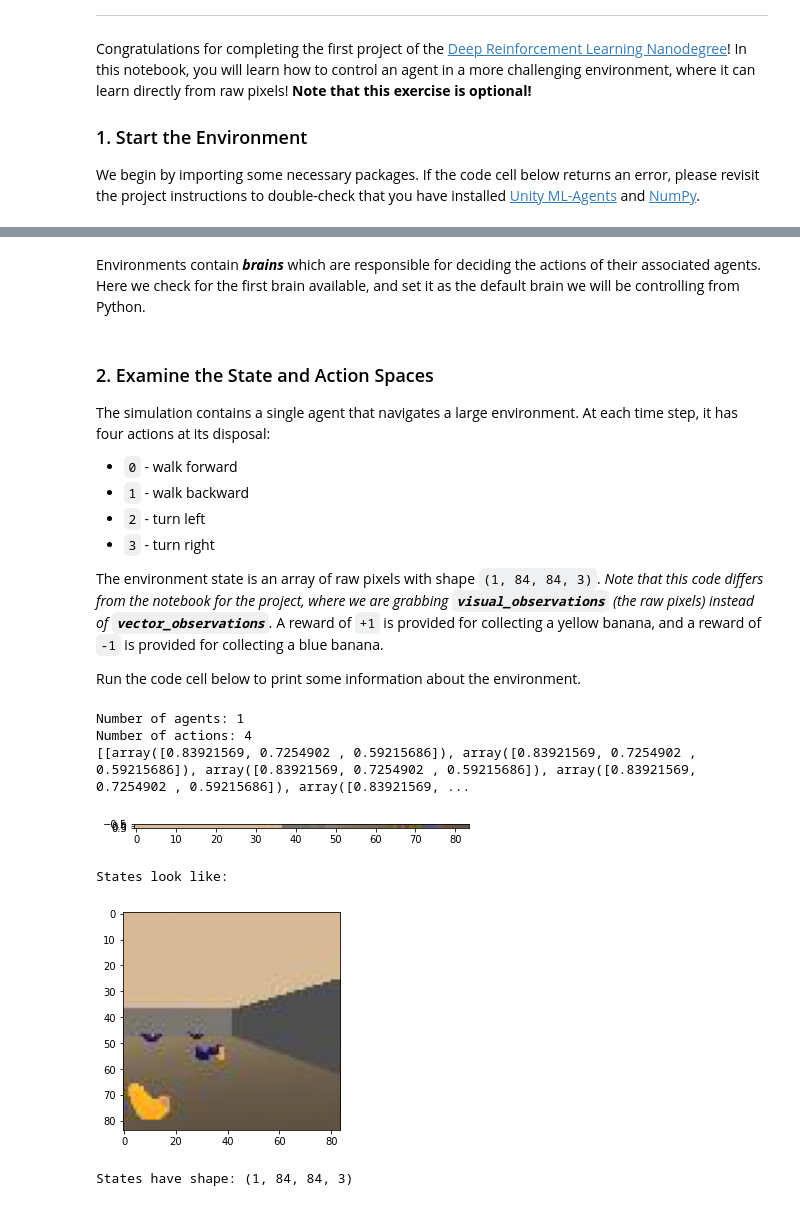
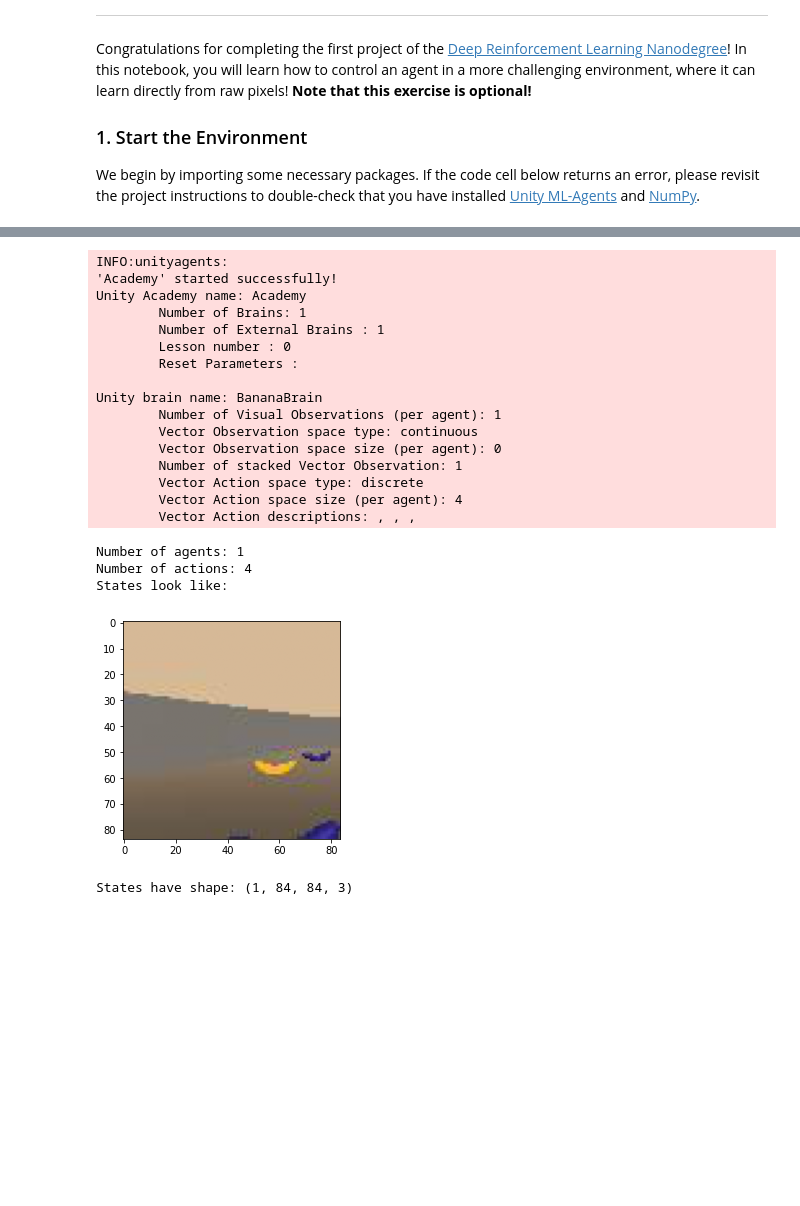
Before and after one commit to schmiJo/Project1_Navigation, a Jupyter notebook: Navigation_Pixels.ipynb, the cells around one changed output, grey strips where cells are left out. Saved outputs shown, nothing was run; the diff lists cells and outputs as text; code cells hidden in the pictures; blank space fills up the shorter version.

```diff
--- a/Navigation_Pixels.ipynb
+++ b/Navigation_Pixels.ipynb
@@ -50,2 +10,0 @@ Unity brain name: BananaBrain
-# %% [markdown]
-Environments contain **_brains_** which are responsible for deciding the actions of their associated agents. Here we check for the first brain available, and set it as the default brain we will be controlling from Python.
@@ -56,41 +11,53 @@ brain = env.brains[brain_name]
-# %% [markdown]
-### 2. Examine the State and Action Spaces
-
-The simulation contains a single agent that navigates a large environment.  At each time step, it has four actions at its disposal:
-- `0` - walk forward
-- `1` - walk backward
-- `2` - turn left
-- `3` - turn right
-
-The environment state is an array of raw pixels with shape `(1, 84, 84, 3)`.  *Note that this code differs from the notebook for the project, where we are grabbing **`visual_observations`** (the raw pixels) instead of **`vector_observations`**.* A reward of `+1` is provided for collecting a yellow banana, and a reward of `-1` is provided for collecting a blue banana.
-
-Run the code cell below to print some information about the environment.
 # %%
+from unityagents import UnityEnvironment
+import numpy as np
+import matplotlib.pyplot as plt
+%matplotlib inline
+
+
+env = UnityEnvironment(file_name="./VisualBanana.app")
+
+# get the default brain
+brain_name = env.brain_names[0]
+brain = env.brains[brain_name]
+
 # reset the environment
 env_info = env.reset(train_mode=True)[brain_name]
 
 # number of agents in the environment
 print('Number of agents:', len(env_info.agents))
 
 # number of actions
 action_size = brain.vector_action_space_size
 print('Number of actions:', action_size)
 
 # examine the state space
 state = env_info.visual_observations[0]
 
-plt.imshow([[i[0] for i in a] for a in state])
-plt.show()
 print('States look like:')
 plt.imshow(np.squeeze(state))
 plt.show()
 state_size = state.shape
 print('States have shape:', state.shape)
 # %% [output]
-Number of agents: 1
-Number of actions: 4
-[[array([0.83921569, 0.7254902 , 0.59215686]), array([0.83921569, 0.7254902 , 0.59215686]), array([0.83921569, 0.7254902 , 0.59215686]), array([0.83921569, 0.7254902 , 0.59215686]), array([0.83921569, ...
+INFO:unityagents:
+'Academy' started successfully!
+Unity Academy name: Academy
+        Number of Brains: 1
+        Number of External Brains : 1
+        Lesson number : 0
+        Reset Parameters :
+
+Unity brain name: BananaBrain
+        Number of Visual Observations (per agent): 1
+        Vector Observation space type: continuous
+        Vector Observation space size (per agent): 0
+        Number of stacked Vector Observation: 1
+        Vector Action space type: discrete
+        Vector Action space size (per agent): 4
+        Vector Action descriptions: , , ,
+Number of agents: 1
+Number of actions: 4
+States look like:
-[figure, old version]
+[figure, new version]
-States look like:
-[figure, removed]
 States have shape: (1, 84, 84, 3)
```
Also changed, not shown: parts of 13 cells of this notebook, 7 other files.
